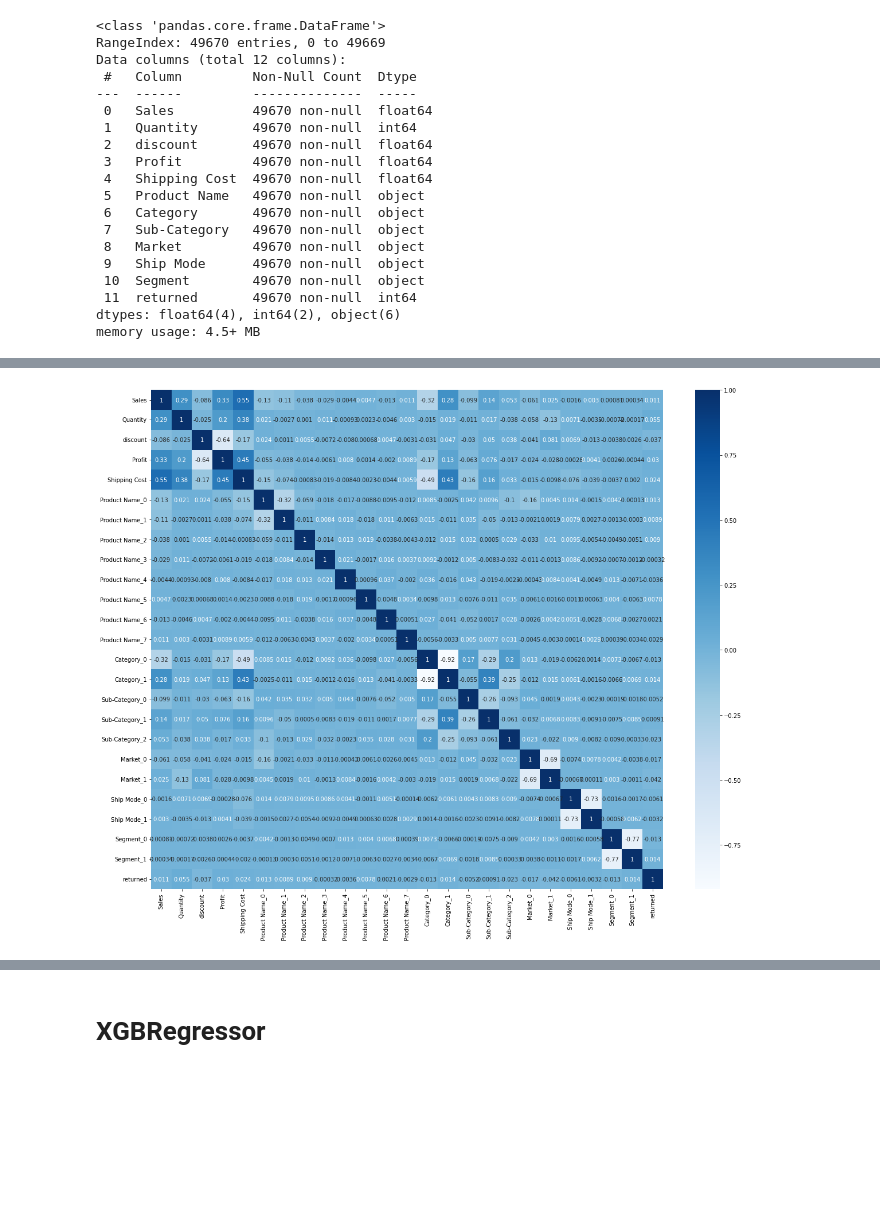
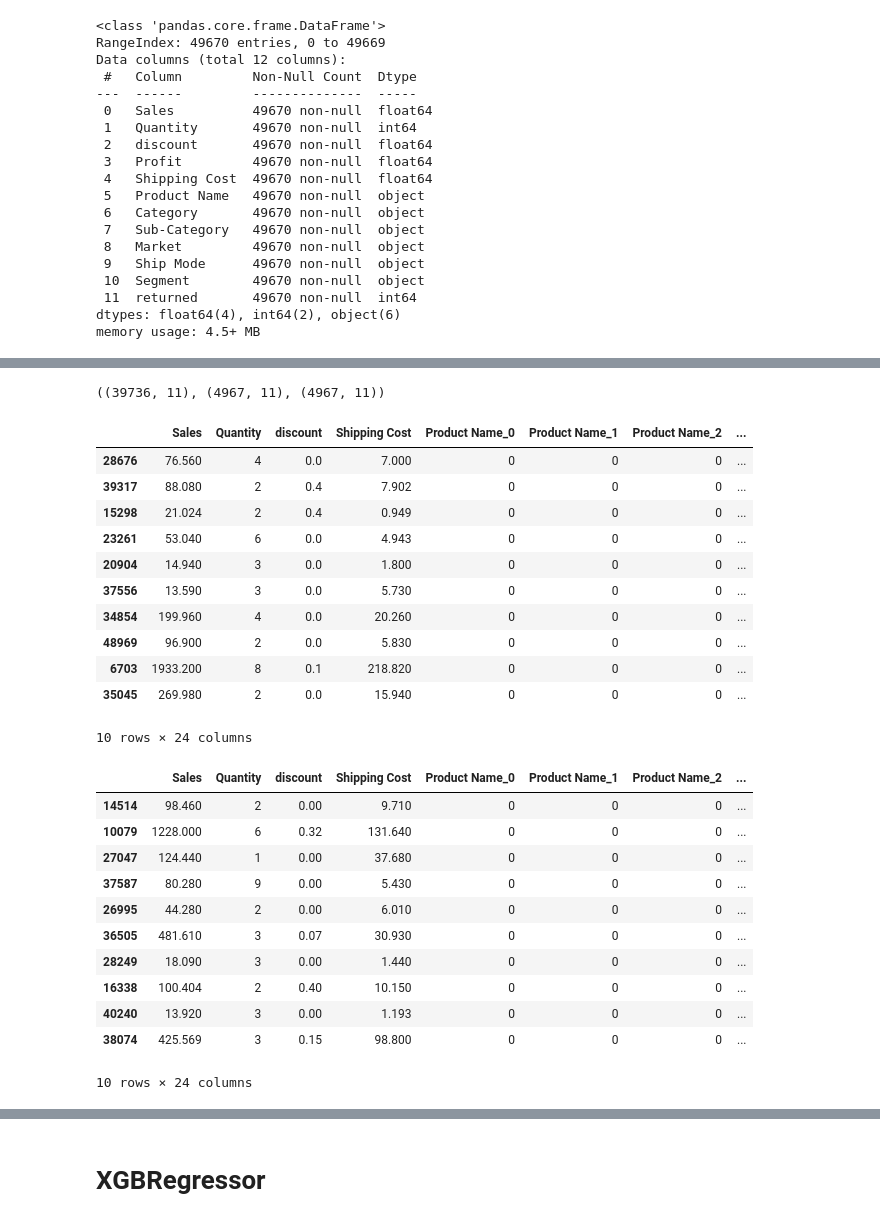
Before and after one commit to faridehebrahymy/Profit-prediction, a Jupyter notebook: Predict Profit.ipynb, the cells around one changed output, grey strips where cells are left out. Cells and saved outputs as stored; diff of their text form; code cells hidden in the pictures; blank space fills up the shorter version.

```diff
--- a/Predict Profit.ipynb
+++ b/Predict Profit.ipynb
@@ -87,15 +87,3 @@ Data columns (total 12 columns):
  11  returned       49670 non-null  int64
 dtypes: float64(4), int64(2), object(6)
 memory usage: 4.5+ MB
-# %%
-from sklearn.preprocessing import MinMaxScaler
-from sklearn.preprocessing import StandardScaler
-
-from sklearn.preprocessing import QuantileTransformer
-from sklearn.preprocessing import MaxAbsScaler
-
-columns_to_scale = [ 'Profit', 'Shipping Cost','Quantity']
-
-scaler = QuantileTransformer()
-df[columns_to_scale] = scaler.fit_transform(df[columns_to_scale])
-df.head(5)
@@ -127,14 +90,53 @@ df_encoded.head(10)
-# %%
-plt.figure(figsize=(20,16))
-sns.heatmap(df_encoded.corr(),annot=True,cmap='Blues');
-# %% [output]
-[figure, old version]
 # %%
-X = df_encoded.drop(["Profit"],axis=1)
-y = df_encoded['Profit']
+X = df.drop(["Profit"],axis=1)
+y = df['Profit']
 # %%
 from sklearn.model_selection import train_test_split
 
 # Splitting data into train, validation and test sets with ratio of 80:10:10
 X_train, X_temp, y_train, y_temp = train_test_split(X, y, test_size=0.2,random_state=42)
 X_val, X_test, y_val, y_test = train_test_split(X_temp, y_temp, test_size=0.5)
+# %%
+# check the shape of X_train and X_test and X_val
+
+X_train.shape, X_test.shape ,X_val.shape
+# %% [output]
+((39736, 11), (4967, 11), (4967, 11))
+# %%
+#X_Train encoders
+import category_encoders as ce
+encoder = ce.BaseNEncoder(cols=['Category','Market','Product Name','Ship Mode','Sub-Category','Segment'], base=3)
+X_train = encoder.fit_transform(X_train)
+X_train.head(10)
+# %% [output]
+|  | Sales | Quantity | discount | Shipping Cost | Product Name_0 | Product Name_1 | Product Name_2 | ... |
+| 28676 | 76.560 | 4 | 0.0 | 7.000 | 0 | 0 | 0 | ... |
+| 39317 | 88.080 | 2 | 0.4 | 7.902 | 0 | 0 | 0 | ... |
+| 15298 | 21.024 | 2 | 0.4 | 0.949 | 0 | 0 | 0 | ... |
+| 23261 | 53.040 | 6 | 0.0 | 4.943 | 0 | 0 | 0 | ... |
+| 20904 | 14.940 | 3 | 0.0 | 1.800 | 0 | 0 | 0 | ... |
+| 37556 | 13.590 | 3 | 0.0 | 5.730 | 0 | 0 | 0 | ... |
+| 34854 | 199.960 | 4 | 0.0 | 20.260 | 0 | 0 | 0 | ... |
+| 48969 | 96.900 | 2 | 0.0 | 5.830 | 0 | 0 | 0 | ... |
+| 6703 | 1933.200 | 8 | 0.1 | 218.820 | 0 | 0 | 0 | ... |
+| 35045 | 269.980 | 2 | 0.0 | 15.940 | 0 | 0 | 0 | ... |
+10 rows × 24 columns
+# %%
+#X_val encoders
+import category_encoders as ce
+encoder = ce.BaseNEncoder(cols=['Category','Market','Product Name','Ship Mode','Sub-Category','Segment'], base=3)
+X_val = encoder.fit_transform(X_val)
+X_val.head(10)
+# %% [output]
+|  | Sales | Quantity | discount | Shipping Cost | Product Name_0 | Product Name_1 | Product Name_2 | ... |
+| 14514 | 98.460 | 2 | 0.00 | 9.710 | 0 | 0 | 0 | ... |
+| 10079 | 1228.000 | 6 | 0.32 | 131.640 | 0 | 0 | 0 | ... |
+| 27047 | 124.440 | 1 | 0.00 | 37.680 | 0 | 0 | 0 | ... |
+| 37587 | 80.280 | 9 | 0.00 | 5.430 | 0 | 0 | 0 | ... |
+| 26995 | 44.280 | 2 | 0.00 | 6.010 | 0 | 0 | 0 | ... |
+| 36505 | 481.610 | 3 | 0.07 | 30.930 | 0 | 0 | 0 | ... |
+| 28249 | 18.090 | 3 | 0.00 | 1.440 | 0 | 0 | 0 | ... |
+| 16338 | 100.404 | 2 | 0.40 | 10.150 | 0 | 0 | 0 | ... |
+| 40240 | 13.920 | 3 | 0.00 | 1.193 | 0 | 0 | 0 | ... |
+| 38074 | 425.569 | 3 | 0.15 | 98.800 | 0 | 0 | 0 | ... |
+10 rows × 24 columns
```
Also changed, not shown: parts of 14 cells of this notebook.
